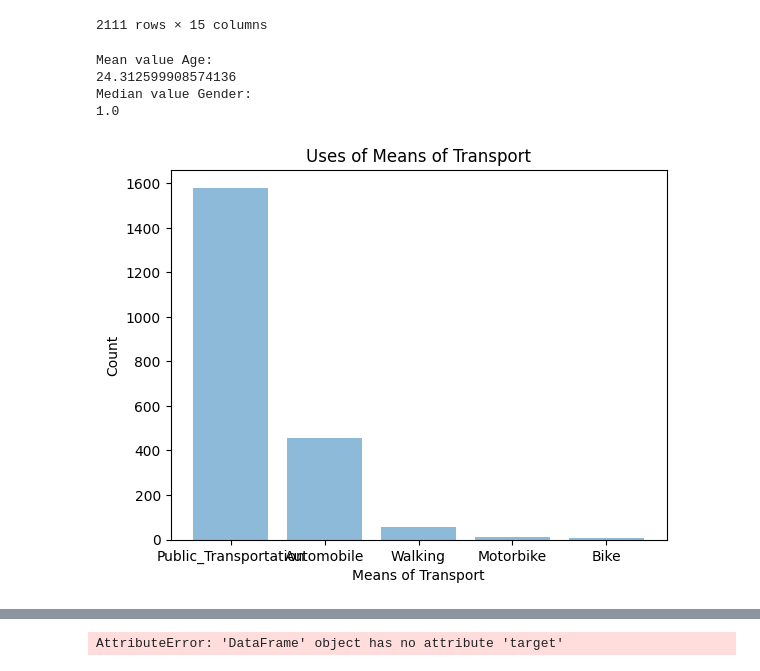
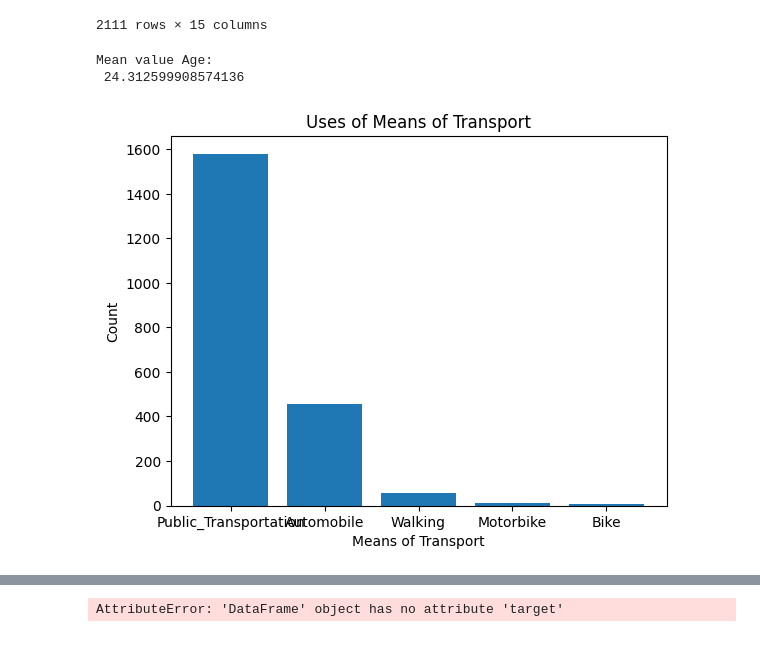
Before and after one commit to ElaIstriceSagace/ObesityDataAnalysis, a Jupyter notebook: Analysis/ObesityDataAnalysis.ipynb, the cells around one changed output, grey strips where cells are left out. Cells and saved outputs as stored; diff of their text form; code cells hidden in the pictures.

```diff
--- a/Analysis/ObesityDataAnalysis.ipynb
+++ b/Analysis/ObesityDataAnalysis.ipynb
@@ -54,9 +54,7 @@ obesity_dataset.shape
 from sklearn import preprocessing
 from sklearn.metrics import silhouette_score
 from sklearn.cluster import KMeans
-# %%
-gender_mapping = {
-    'Female': 0,
-    'Male': 1
-}
-obesity_dataset['Gender'] = obesity_dataset['Gender'].map(gender_mapping)
+# %%
+gender_label_encoder = preprocessing.LabelEncoder()
+obesity_dataset['Gender'] = gender_label_encoder.fit_transform(obesity_dataset['Gender'])
+obesity_dataset['Gender'].unique()
@@ -89,7 +89,7 @@ obesity_dataset['MTRANS'].unique()
 array([3, 4, 0, 2, 1])
 # %%
 nobeysdad_label_encoder = preprocessing.LabelEncoder()
-obesity_dataset['NObeyesdad'] = label_encoder.fit_transform(obesity_dataset['NObeyesdad'])
+obesity_dataset['NObeyesdad'] = nobeysdad_label_encoder.fit_transform(obesity_dataset['NObeyesdad'])
 obesity_dataset['NObeyesdad'].unique()
 # %% [output]
 array([1, 5, 6, 2, 0, 3, 4])
@@ -111,25 +111,21 @@ obesity_dataset
 2111 rows × 15 columns
 # %%
 age_mean_values = obesity_dataset["Age"].mean()
-gender_median_values = obesity_dataset["Gender"].median()
-print("Mean value Age: " + "\n" + str(age_mean_values))
-print("Median value Gender: " + "\n" + str(gender_median_values))
+print(f"Mean value Age: " + "\n", str(age_mean_values))
 # %% [output]
 Mean value Age:
-24.312599908574136
-Median value Gender:
-1.0
+ 24.312599908574136
 # %%
 count = obesity_dataset['MTRANS'].value_counts()
 y_pos = np.arange(len(count))
 
 original_labels = mtrans_label_encoder.inverse_transform(count.index)
 
-plt.bar(y_pos, count, align='center', alpha=0.5)
+plt.bar(y_pos, count, align='center', alpha=1)
 plt.xticks(y_pos, original_labels)
 plt.ylabel('Count')
 plt.xlabel('Means of Transport')
 plt.title('Uses of Means of Transport')
 plt.show()
 # %% [output]
-[figure, old version]
+[figure, new version]
```
Also changed, not shown: parts of 4 cells of this notebook.
